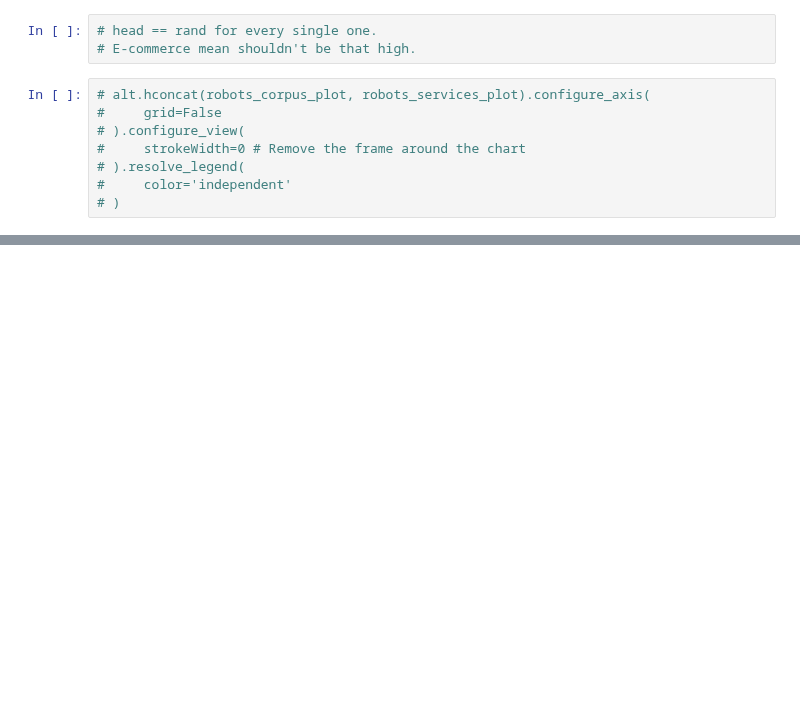
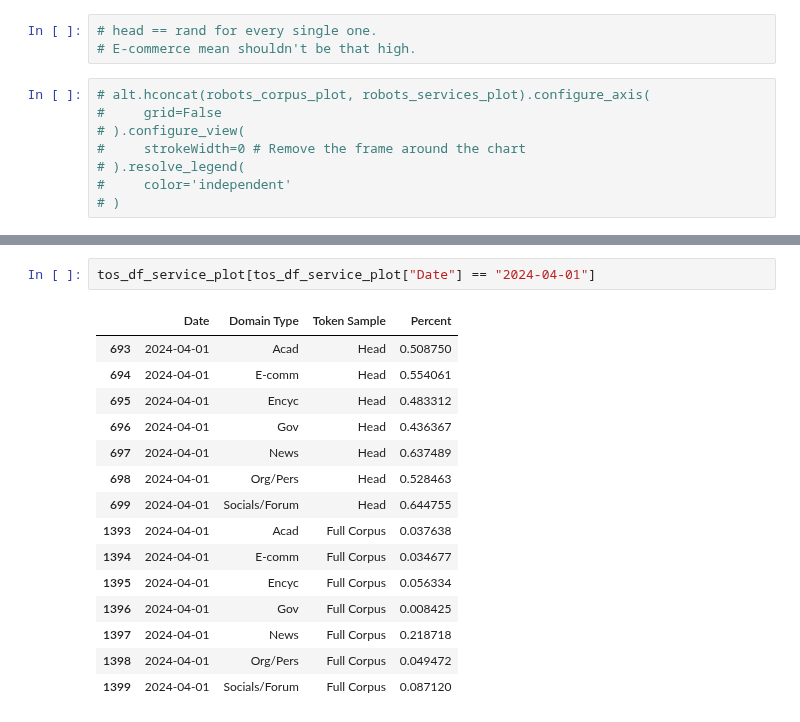
Before and after one commit to Data-Provenance-Initiative/Data-Provenance-Collection, a Jupyter notebook: src/analysis/corpus_robots_trends.ipynb, the cells around one changed output, grey strips where cells are left out. Drawn from its saved outputs; the diff is of its cells as text; blank space fills up the shorter version.

```diff
--- a/src/analysis/corpus_robots_trends.ipynb
+++ b/src/analysis/corpus_robots_trends.ipynb
@@ -292,0 +377,18 @@ tos_services_plot.display()
+# %%
+tos_df_service_plot[tos_df_service_plot["Date"] == "2024-04-01"]
+# %% [output]
+|  | Date | Domain Type | Token Sample | Percent |
+| 693 | 2024-04-01 | Acad | Head | 0.508750 |
+| 694 | 2024-04-01 | E-comm | Head | 0.554061 |
+| 695 | 2024-04-01 | Encyc | Head | 0.483312 |
+| 696 | 2024-04-01 | Gov | Head | 0.436367 |
+| 697 | 2024-04-01 | News | Head | 0.637489 |
+| 698 | 2024-04-01 | Org/Pers | Head | 0.528463 |
+| 699 | 2024-04-01 | Socials/Forum | Head | 0.644755 |
+| 1393 | 2024-04-01 | Acad | Full Corpus | 0.037638 |
+| 1394 | 2024-04-01 | E-comm | Full Corpus | 0.034677 |
+| 1395 | 2024-04-01 | Encyc | Full Corpus | 0.056334 |
+| 1396 | 2024-04-01 | Gov | Full Corpus | 0.008425 |
+| 1397 | 2024-04-01 | News | Full Corpus | 0.218718 |
+| 1398 | 2024-04-01 | Org/Pers | Full Corpus | 0.049472 |
+| 1399 | 2024-04-01 | Socials/Forum | Full Corpus | 0.087120 |
```
Also changed, not shown: parts of 8 cells of this notebook, 1 other file.
